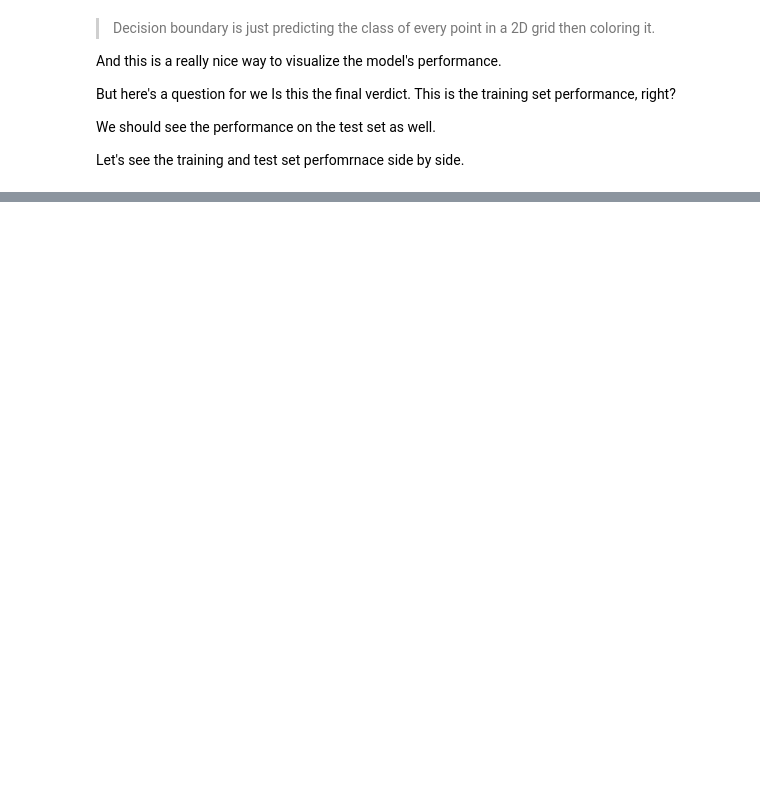
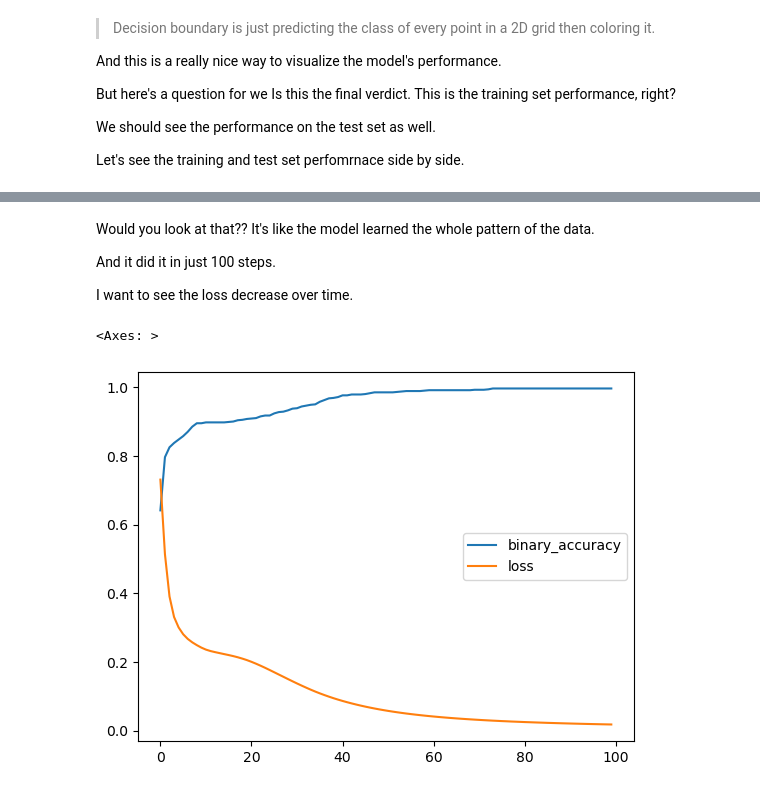
Before and after one commit to RishatTalukder/Deep_Learning_With_Tensorflow, a Jupyter notebook: 3_CLASSIFICATION/1_Neural_Network_Classification.ipynb, the cells around one changed output, grey strips where cells are left out. Saved outputs shown, nothing was run; the diff lists cells and outputs as text; code cells hidden in the pictures; blank space fills up the shorter version.

```diff
--- a/3_CLASSIFICATION/1_Neural_Network_Classification.ipynb
+++ b/3_CLASSIFICATION/1_Neural_Network_Classification.ipynb
@@ -534,0 +652,11 @@ Both seem very similler.
+# %% [markdown]
+Would you look at that?? It's like the model learned the whole pattern of the data.
+
+And it did it in just 100 steps.
+
+I want to see the loss decrease over time.
+# %%
+pd.DataFrame(model_2.history.history).plot()
+# %% [output]
+<Axes: >
+[figure, added]
```
Also changed, not shown: parts of 33 cells of this notebook.
